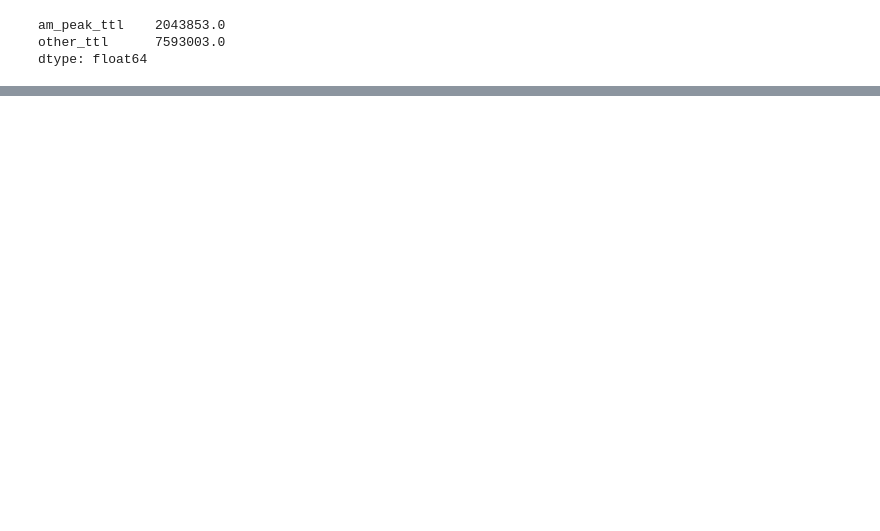
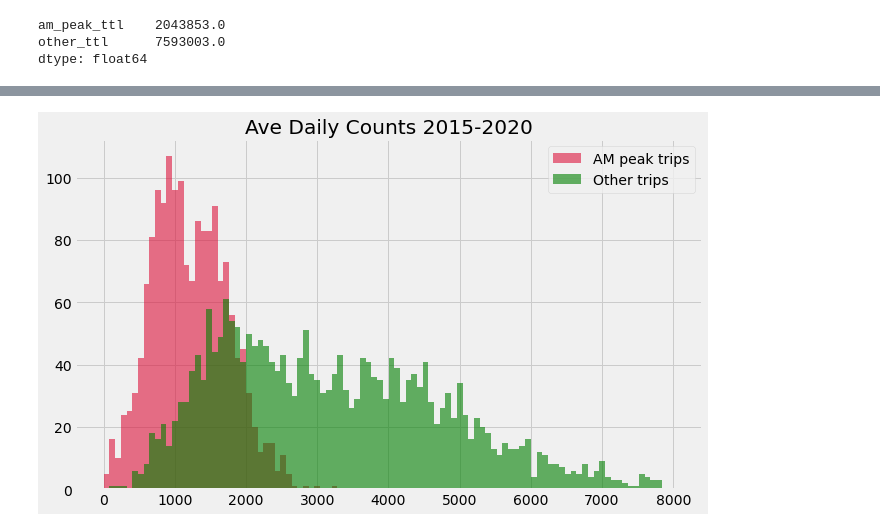
Before and after one commit to salvir1/Crank_On_Seattle_Bike_Data, a Jupyter notebook: Seattle_spins.ipynb, the cells around one changed output, grey strips where cells are left out. Saved outputs shown, nothing was run; the diff lists cells and outputs as text; code cells hidden in the pictures; blank space fills up the shorter version.

```diff
--- a/Seattle_spins.ipynb
+++ b/Seattle_spins.ipynb
@@ -2,7 +2,12 @@
 import numpy as np
 import pandas as pd
 import json
-# import bike_project as bp
+from scipy import stats
+
+%matplotlib inline
+import matplotlib.pyplot as plt
+plt.style.use('fivethirtyeight')
+import bike_project as bp
 # %%
 urls = {
         'Ballard' : 'https://data.seattle.gov/resource/47yq-6ugv.json',
@@ -193,4 +213,4 @@ df = merge_counter_locations(urls)
 # %%
 weather_csv = 'data/weather.csv'
 use_cols = ['DATE',"PRCP","TAVG","TMAX","TMIN"]
-add_weather(df, weather_csv, use_cols)
+df = add_weather(df, weather_csv, use_cols)
@@ -212,4 +217,4 @@ add_weather(df, weather_csv, use_cols)
 # %% [markdown]
 #### This function call adds daily summary statistics for bike trip counts.
 # %%
-add_daily_summary_data(df, bike_shops)
+df = add_daily_summary_data(df, bike_shops)
@@ -235,0 +265,9 @@ dtype: float64
+# %%
+fig, ax = plt.subplots(figsize=(10, 6))
+ax.hist(df['am_peak_ttl'], range=(1,8000), bins=100, color='crimson', label='AM peak trips', alpha=0.6);
+ax.hist(df['other_ttl'], range=(1,8000), bins=100, color='green', label ='Other trips', alpha=0.6);
+ax.set_title("Ave Daily Counts 2015-2020")
+
+ax.legend();
+# %% [output]
+[figure, added]
```
Also changed, not shown: parts of 22 cells of this notebook, 1 other file.
